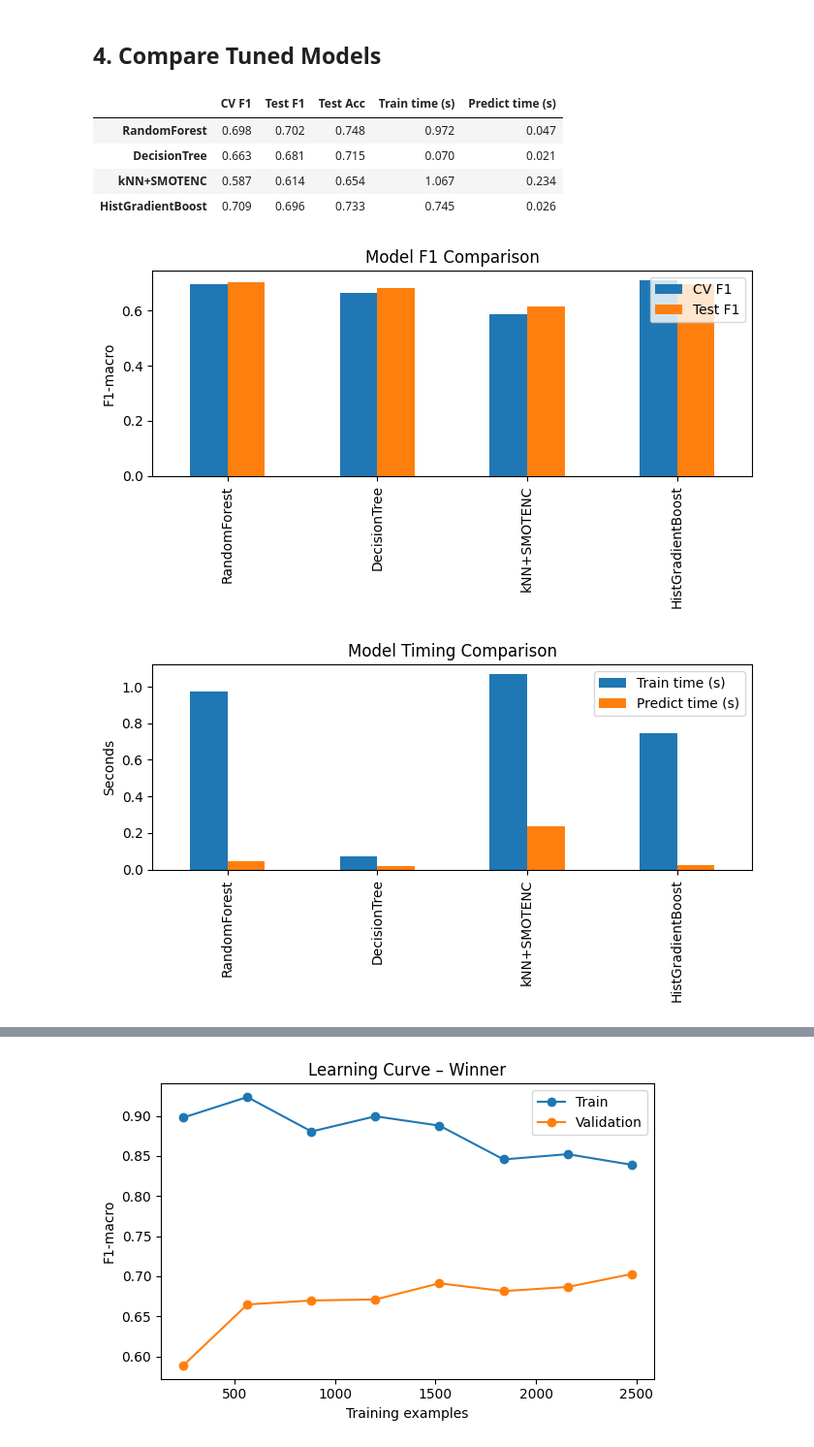
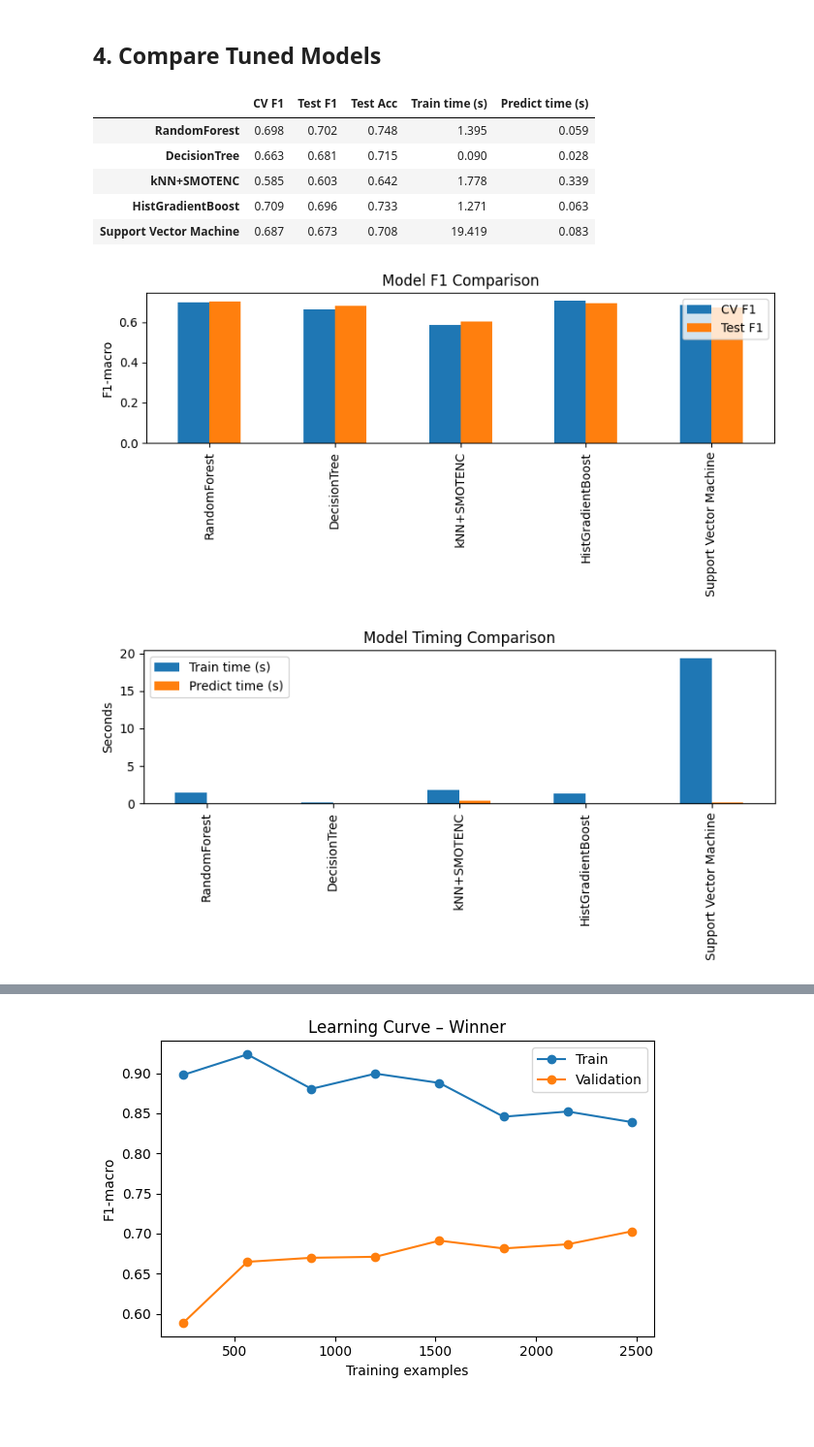
Before and after one commit to 21RM/Y3S2-AI-Proj2, a Jupyter notebook: notebooks/02_preprocessing_and_modeling.ipynb, the cells around one changed output, grey strips where cells are left out. Shown at 97% size. Cells and saved outputs as stored; diff of their text form; code cells hidden in the pictures; blank space fills up the shorter version.

```diff
--- a/notebooks/02_preprocessing_and_modeling.ipynb
+++ b/notebooks/02_preprocessing_and_modeling.ipynb
@@ -614,20 +604,21 @@ weighted avg       0.77      0.73      0.74       664
 svc_pipe = Pl([
     ('preproc', preprocessor),
     ('select', selector),
-    ('clf', SVC(random_state=42))
+    ('clf', SVC(random_state=42, probability=True))
 ])
 
 svc_param_grid = {
     'select__threshold': [0.0, 0.005, 0.01],
-    'clf__C': [0.1, 1, 10],
+    'clf__C': [1, 10],
     'clf__gamma': ['scale', 'auto'],
-    'clf__kernel': ['rbf', 'linear', 'poly']
+    'clf__kernel': ['rbf', 'linear', 'poly'],
+    'clf__class_weight':  [None, 'balanced']
 }
 
 svc_search = GridSearchCV(
     svc_pipe,
     svc_param_grid,
-    cv=5,
+    cv=3,
     scoring='f1_macro',
     n_jobs=-1,
     return_train_score=True,
@@ -641,7 +632,21 @@ print("SVC best params:", svc_search.best_params_)
 print("SVC best CV f1_macro:", svc_search.best_score_)
 
 y_pred_svc = svc_search.predict(X_test)
-print(classification_report(y_test, y_pred_svc, target_names=le.classes_))
+svc_f1 = f1_score(y_test, y_pred_svc, average='macro')
+
+print(f"SVC  Test F1-macro: {svc_f1:.3f}")
+
+svc_acc = accuracy_score(y_test, svc_search.best_estimator_.predict(X_test))
+print(f"SVC Test accuracy: {svc_acc:.3f}")
+
+svc_fit_t, svc_pred_t = time_model(svc_search.best_estimator_, X_train, y_train)
+print(f"SVC mean train time: {svc_fit_t:.3f} s")
+print(f"SVC mean predict time: {svc_pred_t:.3f} s")
+
+best_svc = svc_search.best_estimator_
+y_pred   = best_svc.predict(X_test)
+
+print(classification_report(y_test, y_pred, target_names=le.classes_))
 
 # confusion matrix
 cm_svc = confusion_matrix(y_test, y_pred_svc)
@@ -668,29 +677,27 @@ weighted avg       0.75      0.77      0.75       664
 ## 4. Compare Tuned Models
 # %%
 summary = pd.DataFrame({
-    'CV F1':           [rf_search.best_score_,
-                        dt_search.best_score_,
-                        knn_search.best_score_,
-                        hgb_search.best_score_],
-    'Test F1':         [rf_f1, dt_f1, knn_f1, hgb_f1],
-    'Test Acc':        [rf_acc, dt_acc, knn_acc, hgb_acc],
-    'Train time (s)':  [rf_fit_t, dt_fit_t, knn_fit_t, hgb_fit_t],
-    'Predict time (s)':[rf_pred_t, dt_pred_t, knn_pred_t, hgb_pred_t]
-}, index=['RandomForest','DecisionTree','kNN+SMOTENC','HistGradientBoost']).round(3)
+    'CV F1':           [rf_search.best_score_, dt_search.best_score_, knn_search.best_score_, hgb_search.best_score_, svc_search.best_score_],
+    'Test F1':         [rf_f1, dt_f1, knn_f1, hgb_f1, svc_f1],
+    'Test Acc':        [rf_acc, dt_acc, knn_acc, hgb_acc, svc_acc],
+    'Train time (s)':  [rf_fit_t, dt_fit_t, knn_fit_t, hgb_fit_t, svc_fit_t],
+    'Predict time (s)':[rf_pred_t, dt_pred_t, knn_pred_t, hgb_pred_t, svc_pred_t]
+}, index=['RandomForest','DecisionTree','kNN+SMOTENC','HistGradientBoost', 'Support Vector Machine']).round(3)
 
 display(summary)
 
-summary[['CV F1','Test F1']].plot.bar(figsize=(7,4))
+summary[['CV F1','Test F1']].plot.bar(figsize=(8,4))
 plt.ylabel('F1-macro'); plt.title('Model F1 Comparison'); plt.tight_layout(); plt.show()
 
-summary[['Train time (s)','Predict time (s)']].plot.bar(figsize=(7,4))
+summary[['Train time (s)','Predict time (s)']].plot.bar(figsize=(8,4))
 plt.ylabel('Seconds'); plt.title('Model Timing Comparison'); plt.tight_layout(); plt.show()
 # %% [output]
 |  | CV F1 | Test F1 | Test Acc | Train time (s) | Predict time (s) |
-| RandomForest | 0.698 | 0.702 | 0.748 | 0.972 | 0.047 |
-| DecisionTree | 0.663 | 0.681 | 0.715 | 0.070 | 0.021 |
-| kNN+SMOTENC | 0.587 | 0.614 | 0.654 | 1.067 | 0.234 |
-| HistGradientBoost | 0.709 | 0.696 | 0.733 | 0.745 | 0.026 |
+| RandomForest | 0.698 | 0.702 | 0.748 | 1.395 | 0.059 |
+| DecisionTree | 0.663 | 0.681 | 0.715 | 0.090 | 0.028 |
+| kNN+SMOTENC | 0.585 | 0.603 | 0.642 | 1.778 | 0.339 |
+| HistGradientBoost | 0.709 | 0.696 | 0.733 | 1.271 | 0.063 |
+| Support Vector Machine | 0.687 | 0.673 | 0.708 | 19.419 | 0.083 |
-[figure, old version]
+[figure, new version]
-[figure, old version]
+[figure, new version]
 # %% [markdown]
```
Also changed, not shown: parts of 12 cells of this notebook, 3 other files.
